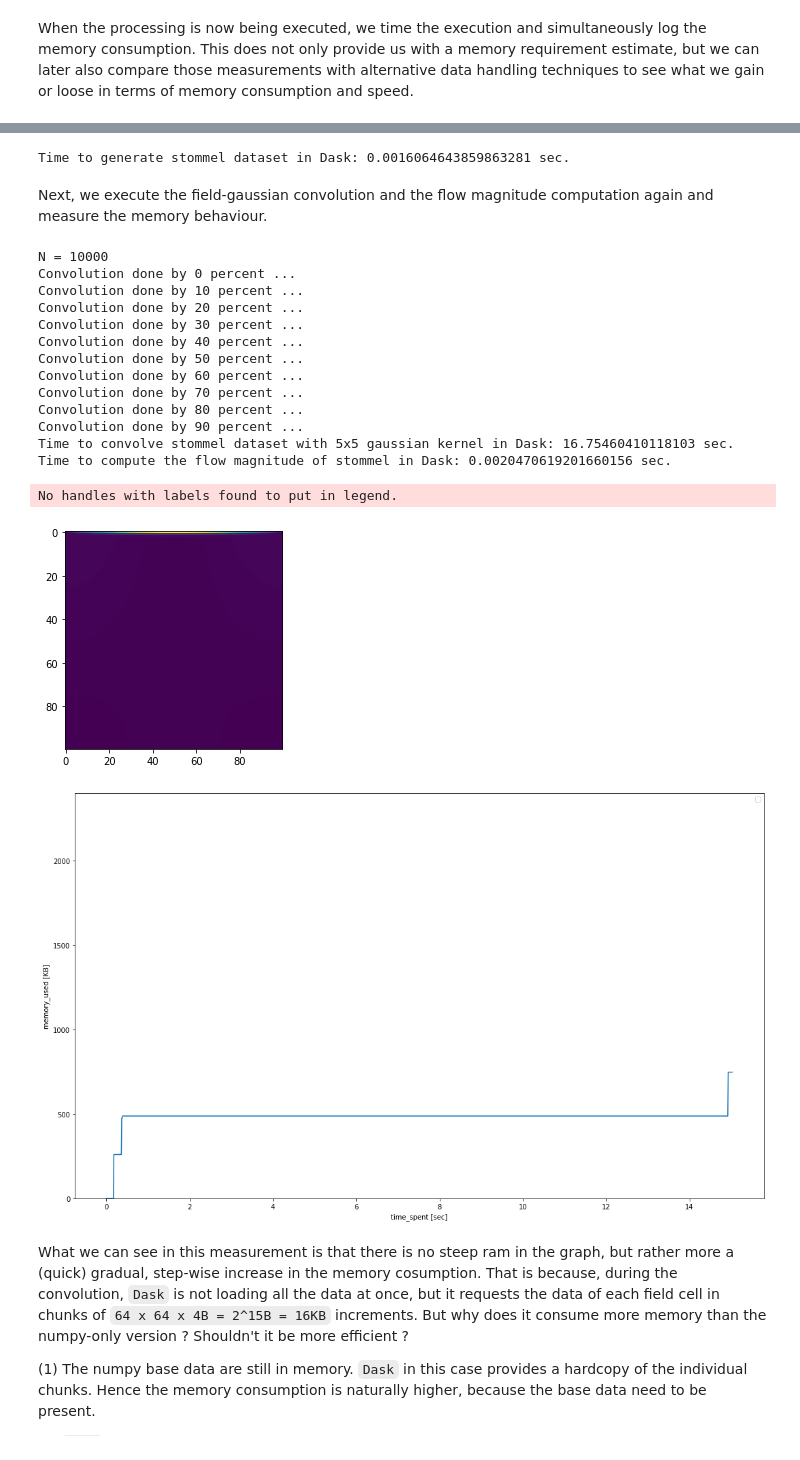
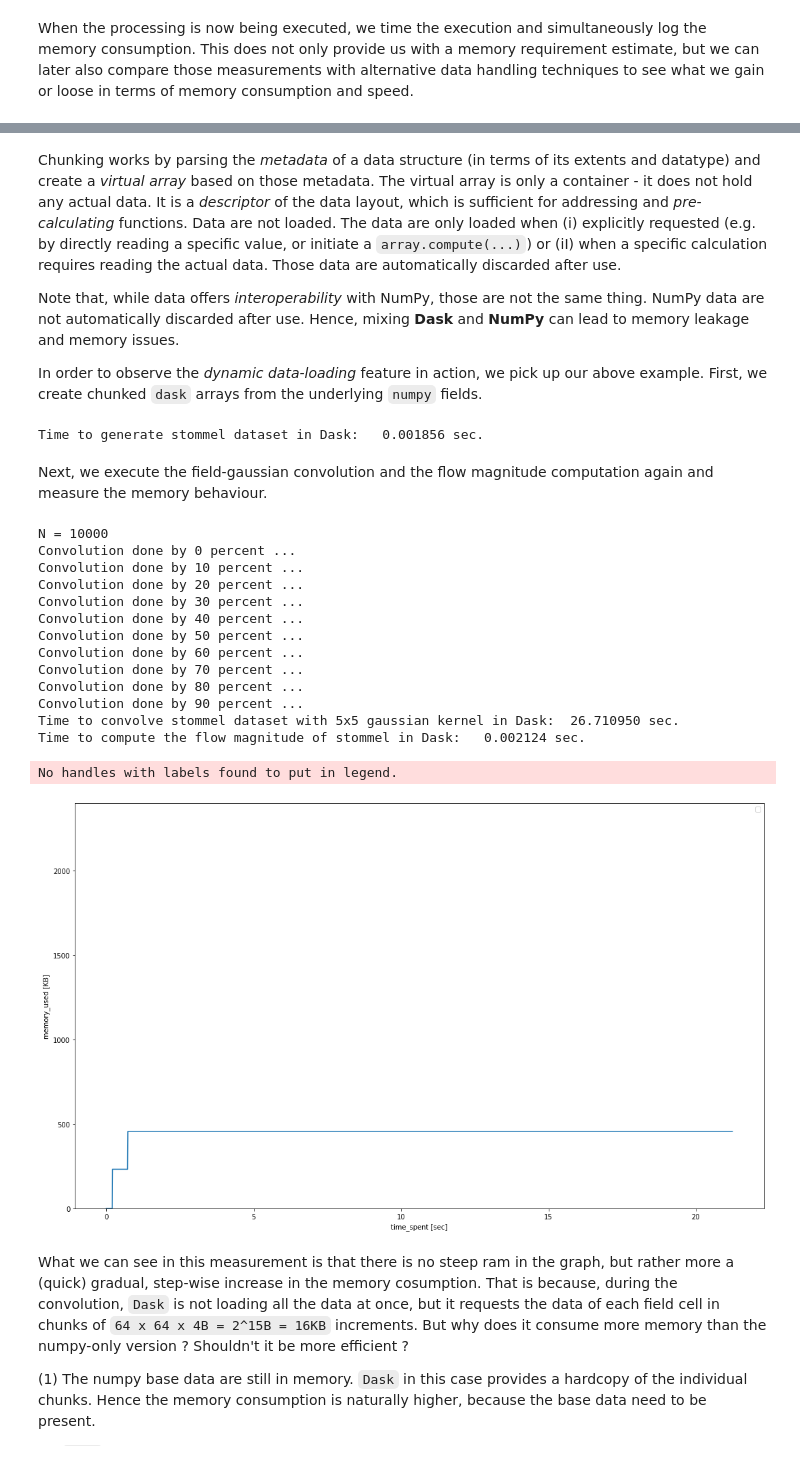
Before and after one commit to UU-IMAU/Python-for-lunch-Notebooks, a Jupyter notebook: PFL_20_Performance02_dask/PFL_dynamic_data_access.ipynb, the cells around one changed output, grey strips where cells are left out. Saved outputs shown, nothing was run; the diff lists cells and outputs as text; code cells hidden in the pictures.

Commit message:
Python-for-Lunch - Performance in Python - Dask - final update of notebook and scripts; inserted surfdrive address for dynamic data download

```diff
--- a/PFL_20_Performance02_dask/PFL_dynamic_data_access.ipynb
+++ b/PFL_20_Performance02_dask/PFL_dynamic_data_access.ipynb
@@ -88,26 +90,9 @@ sleep(0.1)
 
 mem_consumed_s = psutil.Process(getpid()).memory_info().rss
 time_s_genStommel_np = ostime()
-a = 10000 * 1e3
-b = 10000 * 1e3
-scalefac = 0.05
-lon = np.linspace(0, a, 100, dtype=np.float32)
-lat = np.linspace(0, b, 100, dtype=np.float32)
-U = np.zeros((lon.size, lat.size), dtype=np.float32)
-V = np.zeros((lon.size, lat.size), dtype=np.float32)
-beta = 2e-11
-r = 1/(11.6*86400)
-es = r/(beta*a)
-for i in range(lon.size):
-    for j in range(lat.size):
-        xi = lon[i] / a
-        yi = lat[j] / b
-        U[i, j] = -(1 - np.exp(-xi/es) - xi) * np.pi**2 * np.cos(np.pi*yi)*scalefac
-        V[i, j] = (np.exp(-xi/es)/es - 1) * np.pi * np.sin(np.pi*yi)*scalefac
-del lon
-del lat
+U, V = create_stommel_array()
 time_e_genStommel_np = ostime()
 mem_consumed_e = psutil.Process(getpid()).memory_info().rss
-print("Time to generate stommel dataset in NumPy: {} sec.".format(time_e_genStommel_np-time_s_genStommel_np))
+print("Time to generate stommel dataset in NumPy: {:10.6f} sec.".format(time_e_genStommel_np-time_s_genStommel_np))
 print("Memory consumed by the basic stommel field: {} KB".format((mem_consumed_e-mem_consumed_s)/1024))
 # %% [output]
@@ -228,3 +218,14 @@ In order to observe this feature in action, we pick up our above example. First,
+# %% [markdown]
+Chunking works by parsing the *metadata* of a data structure (in terms of its extents and datatype) and create
+a *virtual array* based on those metadata. The virtual array is only a container - it does not hold any actual data.
+It is a *descriptor* of the data layout, which is sufficient for addressing and *pre-calculating* functions. Data are not loaded.
+The data are only loaded when (i) explicitly requested (e.g. by directly reading a specific value, or initiate a `array.compute(...)`)
+or (iI) when a specific calculation requires reading the actual data. Those data are automatically discarded after use.
+
+Note that, while data offers *interoperability* with NumPy, those are not the same thing. NumPy data are not automatically discarded
+after use. Hence, mixing **Dask** and **NumPy** can lead to memory leakage and memory issues.
+
+In order to observe the *dynamic data-loading* feature in action, we pick up our above example. First, we create chunked `dask` arrays from the underlying `numpy` fields.
 # %%
 timed_mem_consume_da = BackgroundMeasureMemory(0.01)
 sleep(0.1)
@@ -232,58 +233,55 @@ time_s_convertStommel_da = ostime()
 stommel_u_da_base = da_array.from_array(U, chunks=(64, 64))
 stommel_v_da_base = da_array.from_array(V, chunks=(64, 64))
 time_e_convertStommel_da = ostime()
-print("Time to generate stommel dataset in Dask: {} sec.".format(time_e_convertStommel_da-time_s_convertStommel_da))
+print("Time to generate stommel dataset in Dask: {:10.6f} sec.".format(time_e_convertStommel_da-time_s_convertStommel_da))
 # %% [output]
-Time to generate stommel dataset in Dask: 0.0016064643859863281 sec.
+Time to generate stommel dataset in Dask:   0.001856 sec.
 # %% [markdown]
 Next, we execute the field-gaussian convolution and the flow magnitude computation again and measure the memory behaviour.
 # %%
 time_s_conv_da = ostime()
 d_res_da = convolve(stommel_u_da_base, g)
 time_e_conv_da = ostime()
-print("Time to convolve stommel dataset with 5x5 gaussian kernel in Dask: {} sec.".format(time_e_conv_da-time_s_conv_da))
-imshow(np.asarray(np.array(d_res_da)))
+print("Time to convolve stommel dataset with 5x5 gaussian kernel in Dask: {:10.6f} sec.".format(time_e_conv_da-time_s_conv_da))
 del d_res_da
 time_s_gradmag_da = ostime()
 # d_res_da = da_array.square(stommel_u_da_base*stommel_v_da_base)/(da_array.fabs(stommel_u_da_base) * np.fabs(stommel_v_da_base))
 d_res_da = da_array.sqrt(da_array.square(stommel_u_da_base) + da_array.square(stommel_v_da_base))
 time_e_gradmag_da = ostime()
-print("Time to compute the flow magnitude of stommel in Dask: {} sec.".format(time_e_gradmag_da-time_s_gradmag_da))
-imshow(np.asarray(np.array(d_res_da)))
+print("Time to compute the flow magnitude of stommel in Dask: {:10.6f} sec.".format(time_e_gradmag_da-time_s_gradmag_da))
 del d_res_da
 del stommel_u_da_base
 del stommel_v_da_base
 sleep(0.1)
 timed_mem_consume_da.stop()
 
 fig_da, ax_da = plt.subplots(1, 1, figsize=(15, 9))
 plot_mem = timed_mem_consume_da.get_measurement()
 plot_t = np.arange(0, len(plot_mem), dtype=np.float32) * 0.01
 ax_da.plot(plot_t, plot_mem)
 ax_da.set_ylim([0, 2400])
 ax_da.legend()
 ax_da.set_xlabel('time_spent [sec]')
 ax_da.set_ylabel('memory_used [KB]')
 fig_da.tight_layout()
 fig_da.show()
 del timed_mem_consume_da
 # %% [output]
 N = 10000
 Convolution done by 0 percent ...
 Convolution done by 10 percent ...
 Convolution done by 20 percent ...
 Convolution done by 30 percent ...
 Convolution done by 40 percent ...
 Convolution done by 50 percent ...
 Convolution done by 60 percent ...
 Convolution done by 70 percent ...
 Convolution done by 80 percent ...
 Convolution done by 90 percent ...
-Time to convolve stommel dataset with 5x5 gaussian kernel in Dask: 16.75460410118103 sec.
-Time to compute the flow magnitude of stommel in Dask: 0.0020470619201660156 sec.
+Time to convolve stommel dataset with 5x5 gaussian kernel in Dask:  26.710950 sec.
+Time to compute the flow magnitude of stommel in Dask:   0.002124 sec.
 No handles with labels found to put in legend.
-[figure, old version]
+[figure, new version]
-[figure, removed]
 # %% [markdown]
 What we can see in this measurement is that there is no steep ram in the graph, but rather more a (quick) gradual, step-wise increase in the memory cosumption.
 That is because, during the convolution, `Dask` is not loading all the data at once, but it requests the data of each field cell in chunks of `64 x 64 x 4B = 2^15B = 16KB` increments.
```
Also changed, not shown: parts of 18 cells of this notebook, 5 other files.
